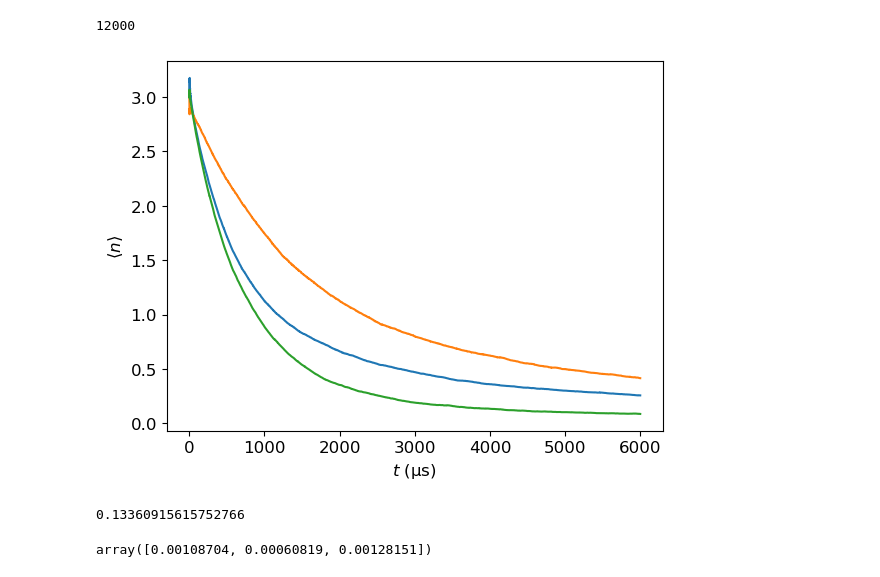
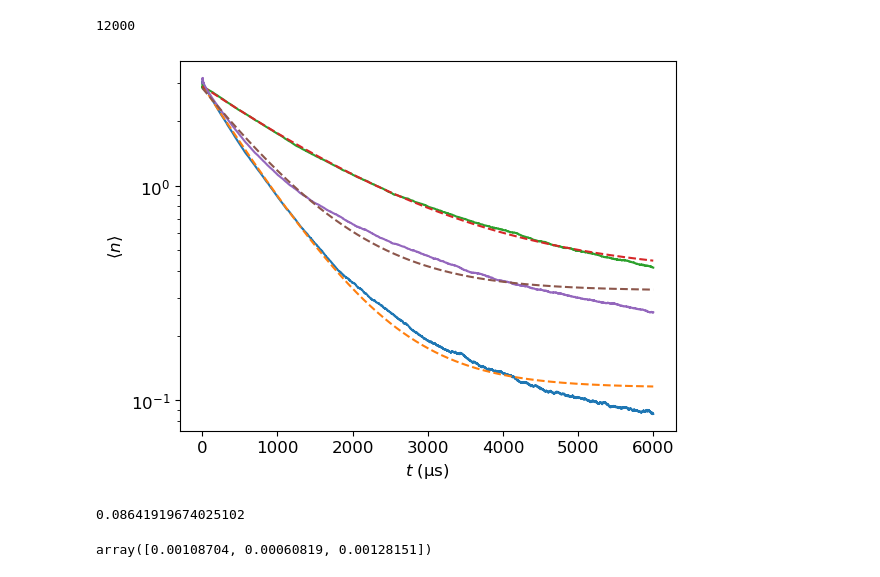
Before and after one commit to katyafouka/multi_eit, a Jupyter notebook: Lu_I7/Lu_I7_abs_plots.ipynb, the cells around one changed output. Drawn from its saved outputs; the diff is of its cells as text; code cells hidden in the pictures.

```diff
--- a/Lu_I7/Lu_I7_abs_plots.ipynb
+++ b/Lu_I7/Lu_I7_abs_plots.ipynb
@@ -40,7 +40,7 @@ muB = muB/(2*np.pi)
 muB = muB/1e6  # so it's in 1/2π (MHz T^-1)
 
 # 1Gauss is 0.0001 T
-B = 4e-4
+B = 5e-4
 print(muB*B)
 
 
@@ -306,10 +323,0 @@ Delta = [0,10,Delta_ds[-3],20]
-# %%
-Delta = [0,10,Delta_ds[-3],20]
-H0 = H_0(F,Delta)
-HI = H_I(F,Omega_p)
-H=H0+HI
-L = -1j*(spre(H)-spost(H))
-
-
-for i in range(len(c_ops)):
-    L += spre(c_ops[i])*spost(c_ops[i].dag()) - 0.5*(spre(c_ops[i].dag()*c_ops[i]) + spost(c_ops[i].dag()*c_ops[i]))
@@ -736,45 +747,37 @@ len(t2[0])
 # %% [output]
 12000
 # %%
-
 plt.figure()
 #plt.title("I=1")
 
 #plt.plot(np.linspace(-10*GammaJgJe,20*GammaJgJe,200),pope1)
-#plt.errorbar(t2[0],nMC2,yerr = nMC_dev2,color='#cccccc',ecolor='#cccccc')
-#plt.plot(t2[0],nMC2)
-#plt.plot(t2[0],func(t2[0], *popt2),'--')
-
-#plt.errorbar(t[0],nMC,yerr = nMC_dev,color='#cccccc',ecolor='#cccccc')
-#plt.plot(t[0],nMC)
-#plt.plot(t[0],func(t[0], *popt),'--')
-
+plt.plot(t[0],nMC)
+plt.plot(t[0],func(t[0], *popt),'--')
+plt.plot(t1[0],nMC1)
+plt.plot(t1[0],func(t1[0], *popt1),'--')
 plt.plot(t2[0],nMC2)
-plt.plot(t1[0],nMC1)
-#plt.plot(t1[0],func(t1[0], *popt1),'--')
-plt.plot(t[0],nMC)
-#plt.plot(t[0],func(t[0], *popt),'--')
+plt.plot(t2[0],func(t2[0], *popt2),'--')
 
 
 
 plt.ylabel('$\\langle n \\rangle$')
 plt.xlabel('$t$ (μs)')
 #plt.ylim(0)
 #plt.axvline(10.787075035802768, linestyle='--')
 #plt.axvline(65, linestyle='--' )
 #plt.xlim(0,2)
-#plt.yscale("log")
+plt.yscale("log")
 
 
 #plt.legend()
-#plt.savefig("I1_cooling_diff_in_state.png",bbox_inches = "tight")
+
 plt.show()
 # %% [output]
-[figure, old version]
+[figure, new version]
 # %%
-nMC[8000]
+nMC[-1]
 # %% [output]
-0.13360915615752766
+0.08641919674025102
 # %%
 wexp = np.array([popt2[1],popt1[1],popt[1]])
 # %%
```
Also changed, not shown: parts of 19 cells of this notebook.
